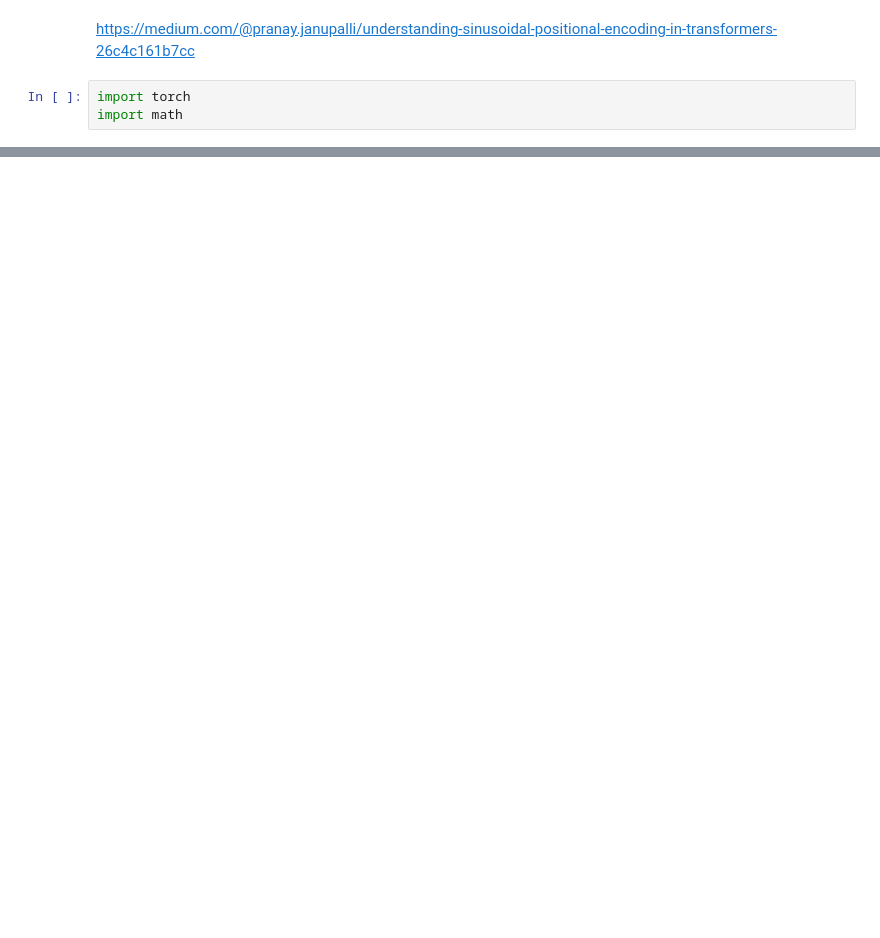
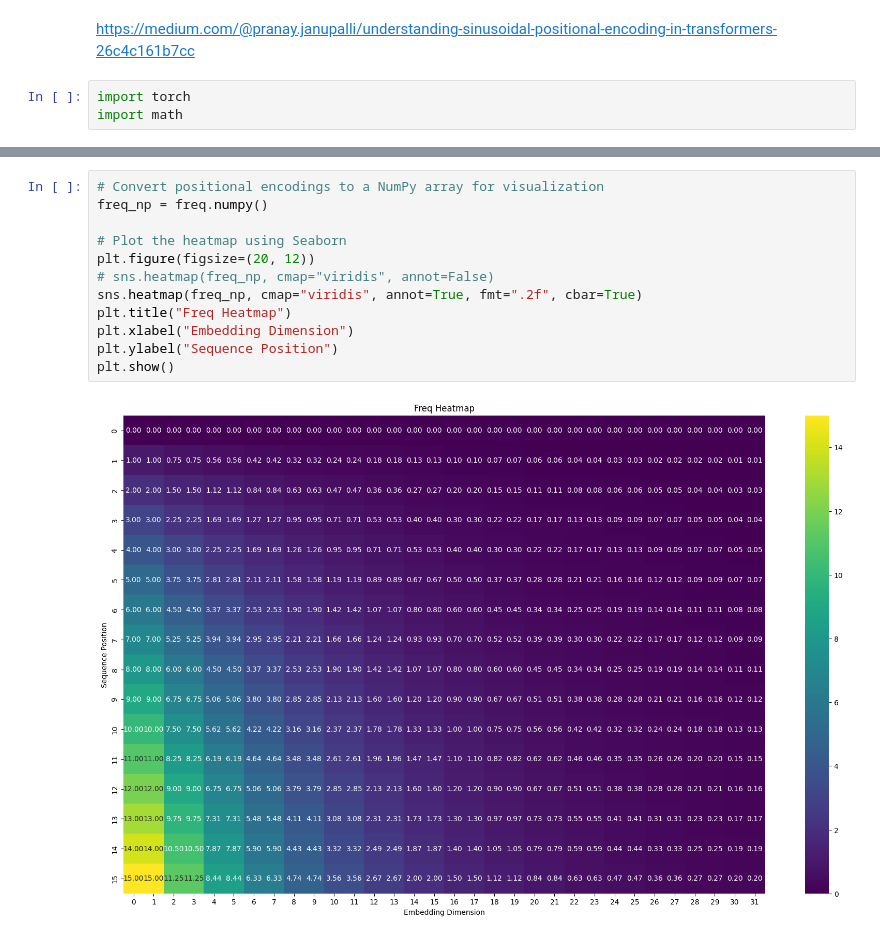
Before and after one commit to omnimose/learning-AI, a Jupyter notebook: sinusoidal_positional_encoding.ipynb, the cells around one changed output, grey strips where cells are left out. Saved outputs shown, nothing was run; the diff lists cells and outputs as text; blank space fills up the shorter version.

```diff
--- a/sinusoidal_positional_encoding.ipynb
+++ b/sinusoidal_positional_encoding.ipynb
@@ -60,0 +48,14 @@ plt.show()
+# %%
+# Convert positional encodings to a NumPy array for visualization
+freq_np = freq.numpy()
+
+# Plot the heatmap using Seaborn
+plt.figure(figsize=(20, 12))
+# sns.heatmap(freq_np, cmap="viridis", annot=False)
+sns.heatmap(freq_np, cmap="viridis", annot=True, fmt=".2f", cbar=True)
+plt.title("Freq Heatmap")
+plt.xlabel("Embedding Dimension")
+plt.ylabel("Sequence Position")
+plt.show()
+# %% [output]
+[figure, added]
```
Also changed, not shown: parts of 6 cells of this notebook.
